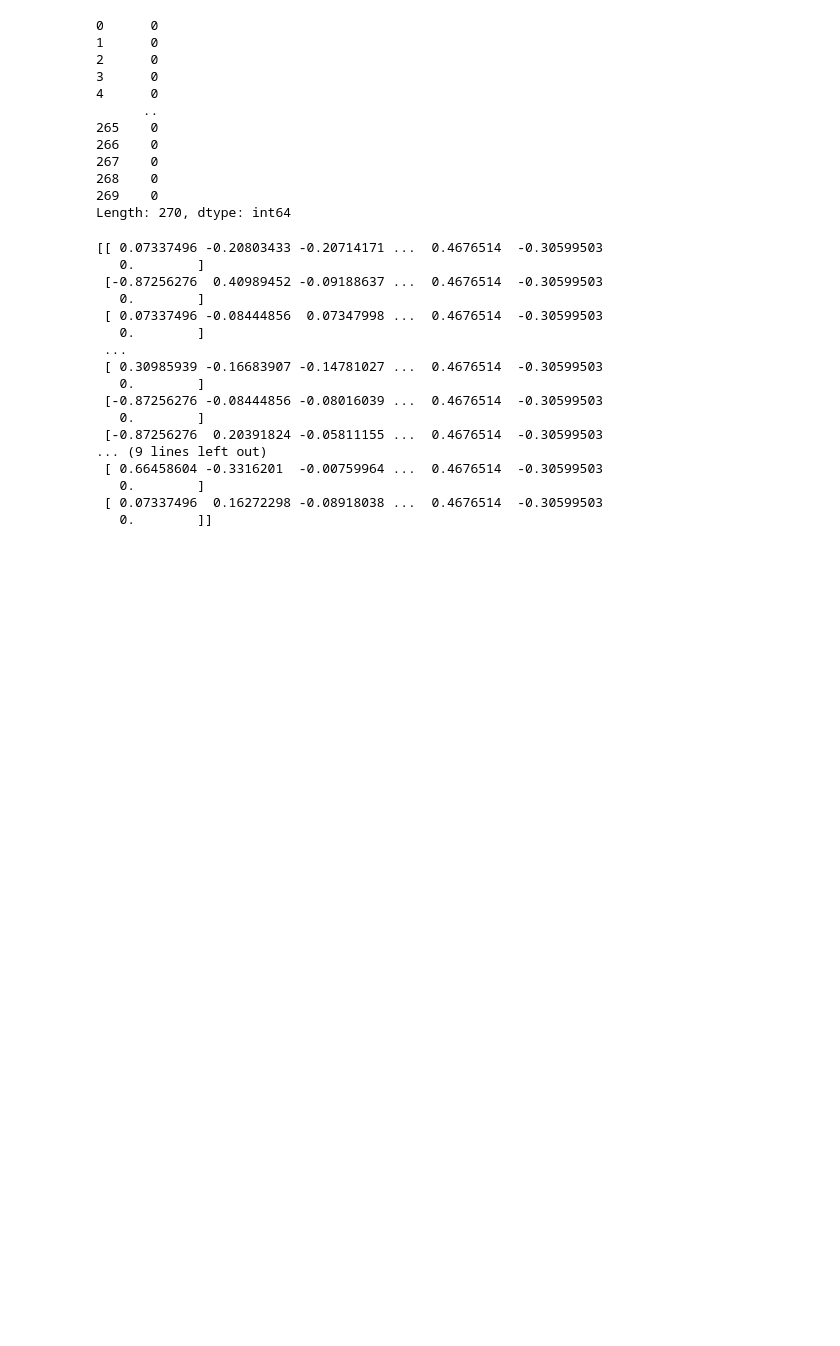
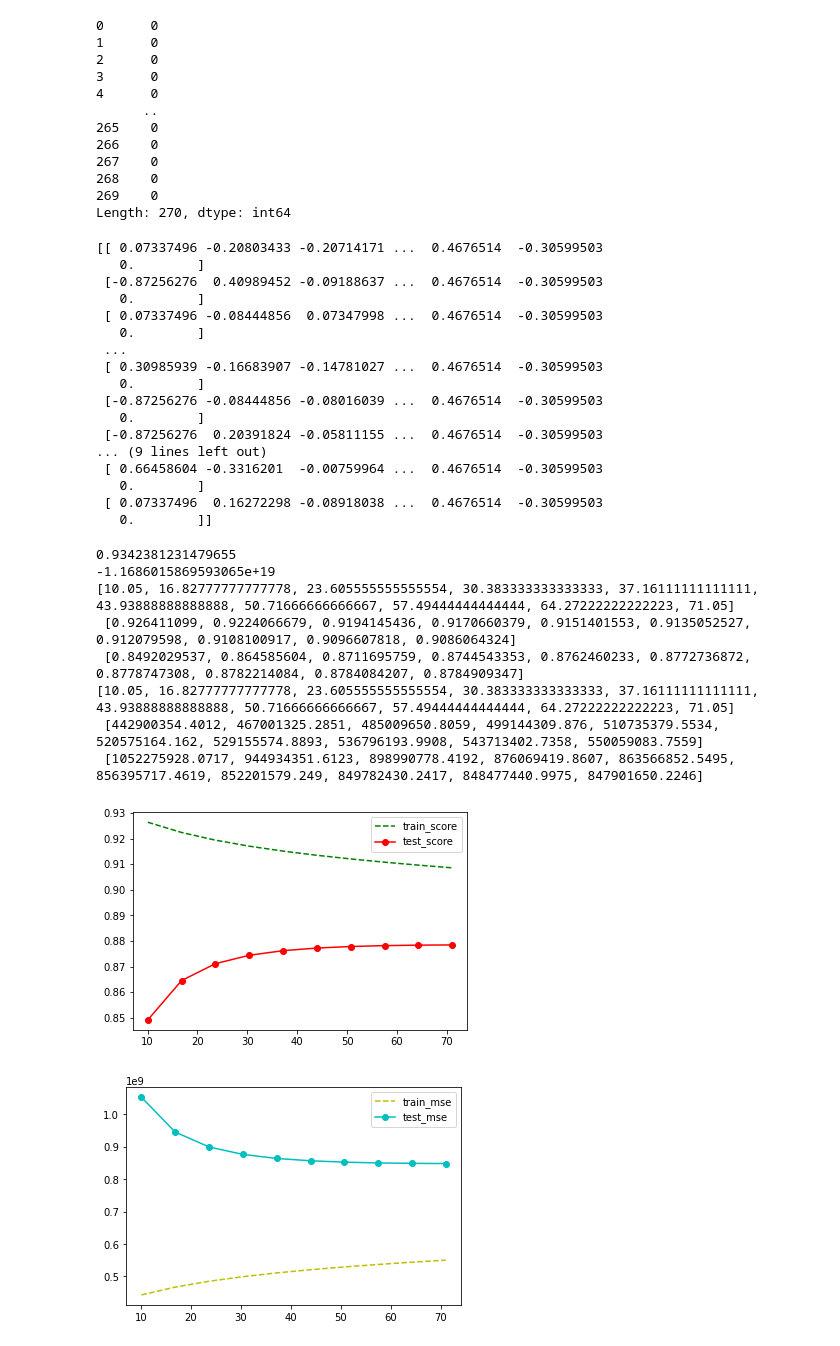
Before and after one commit to viswa9688/DataScience_2019501065, a Jupyter notebook: Intro_to_ML/Code Camp1/linear regression/linear-regression.ipynb, the cells around one changed output. Cells and saved outputs as stored; diff of their text form; code cells hidden in the pictures; blank space fills up the shorter version.

```diff
--- a/Intro_to_ML/Code Camp1/linear regression/linear-regression.ipynb
+++ b/Intro_to_ML/Code Camp1/linear regression/linear-regression.ipynb
@@ -142,3 +142,52 @@ print(trainx_df,testx_df)
    0.        ]
  [ 0.07337496  0.16272298 -0.08918038 ...  0.4676514  -0.30599503
    0.        ]]
+# %%
+scaler = preprocessing.StandardScaler().fit(trainx_df_filled)
+trainx_df_filled = scaler.transform(trainx_df_filled)
+testx_df_filled = scaler.transform(testx_df_filled)
+X_train, X_test, y_train, y_test = train_test_split(trainx_df_filled, trainy_df.values.ravel(), test_size = 0.3, random_state = 42)
+# %%
+reg = LinearRegression().fit(X_train, y_train)
+print(reg.score(X_train, y_train))
+print(reg.score(X_test, y_test))
+score_train=[]
+score_test=[]
+mse_train=[]
+mse_test=[]
+alpha=[]
+for sigma in np.linspace(10.05, 71.05, 10):
+    alpha.append(sigma)
+    reg = Ridge(alpha = sigma, tol = 0.0001)
+    reg = reg.fit(X_train, y_train)
+    pred = pd.DataFrame(reg.predict(testx_df_filled))
+    score_train.append(round(reg.score(X_train, y_train),10))
+    score_test.append(round(reg.score(X_test, y_test),10))
+    mse_train.append(round(mserr(y_train,reg.predict(X_train)),4))
+    mse_test.append(round(mserr(y_test,reg.predict(X_test)),4))
+    testpred = pd.DataFrame(reg.predict(testx_df_filled))
+    testpred.to_csv("test_pred.csv")
+print(alpha, '\n', score_train, '\n', score_test)
+print(alpha, '\n', mse_train, '\n', mse_test)
+plt.figure(1)
+plt.plot(alpha, score_train, 'g--', label = "train_score")
+plt.plot(alpha, score_test, 'r-o', label = "test_score")
+plt.xlabel = 'Alpha'
+plt.legend()
+plt.figure(2)
+plt.plot(alpha, mse_train, 'y--',label = "train_mse")
+plt.plot(alpha, mse_test, 'c-o',label = "test_mse")
+plt.xlabel = 'Alpha'
+plt.legend()
+plt.show()
+# %% [output]
+0.9342381231479655
+-1.1686015869593065e+19
+[10.05, 16.82777777777778, 23.605555555555554, 30.383333333333333, 37.16111111111111, 43.93888888888888, 50.71666666666667, 57.49444444444444, 64.27222222222223, 71.05]
+ [0.926411099, 0.9224066679, 0.9194145436, 0.9170660379, 0.9151401553, 0.9135052527, 0.912079598, 0.9108100917, 0.9096607818, 0.9086064324]
+ [0.8492029537, 0.864585604, 0.8711695759, 0.8744543353, 0.8762460233, 0.8772736872, 0.8778747308, 0.8782214084, 0.8784084207, 0.8784909347]
+[10.05, 16.82777777777778, 23.605555555555554, 30.383333333333333, 37.16111111111111, 43.93888888888888, 50.71666666666667, 57.49444444444444, 64.27222222222223, 71.05]
+ [442900354.4012, 467001325.2851, 485009650.8059, 499144309.876, 510735379.5534, 520575164.162, 529155574.8893, 536796193.9908, 543713402.7358, 550059083.7559]
+ [1052275928.0717, 944934351.6123, 898990778.4192, 876069419.8607, 863566852.5495, 856395717.4619, 852201579.249, 849782430.2417, 848477440.9975, 847901650.2246]
+[figure, added]
+[figure, added]
```
